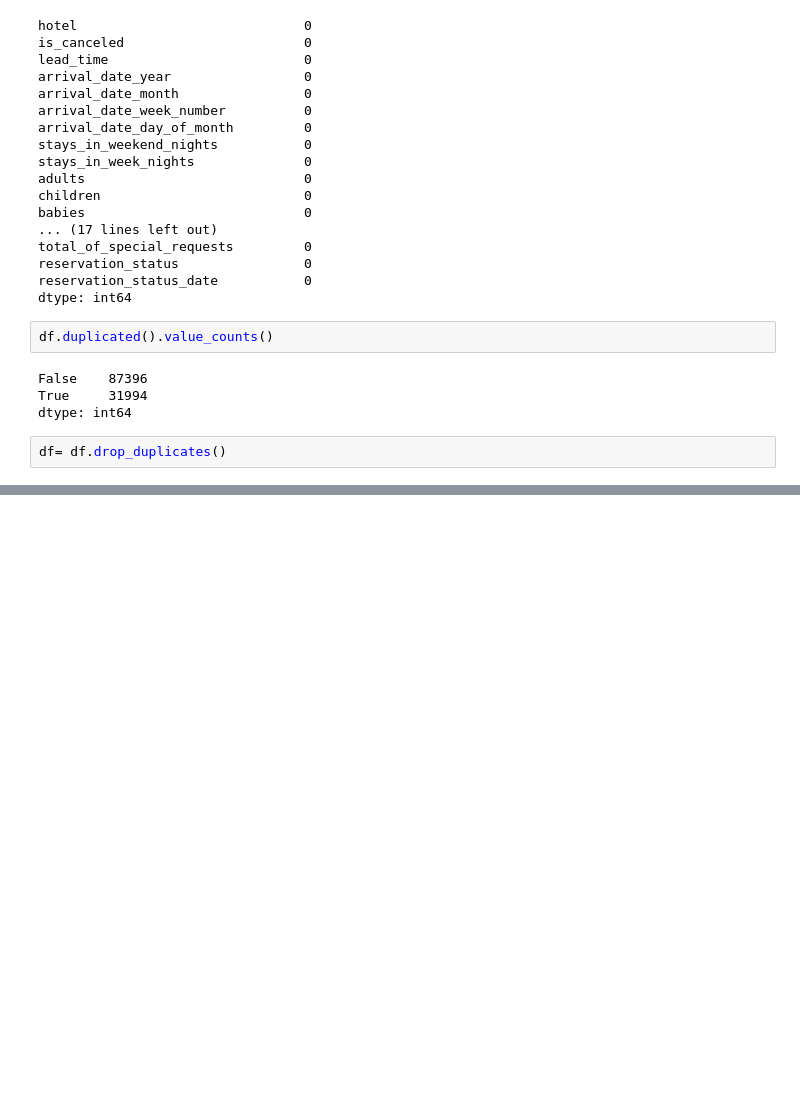
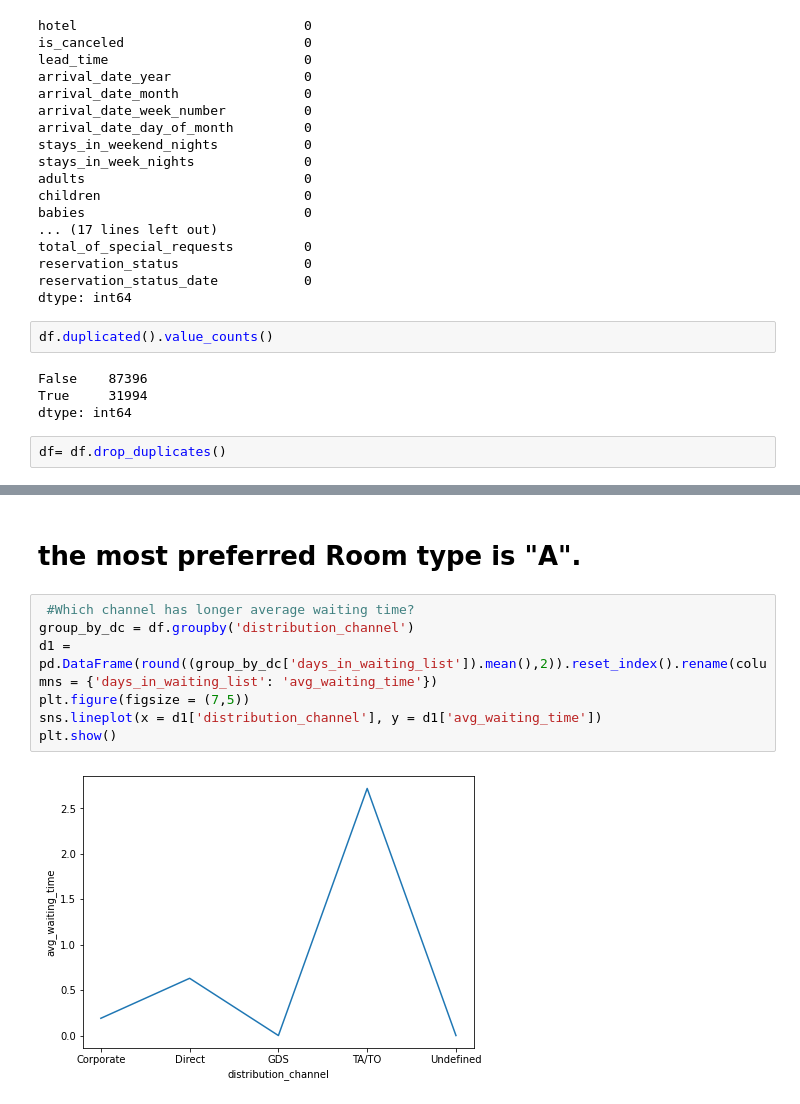
Before and after one commit to aman699/tesla-code, a Jupyter notebook: tesla_Hotelaman.ipynb, the cells around one changed output, grey strips where cells are left out. Saved outputs shown, nothing was run; the diff lists cells and outputs as text; blank space fills up the shorter version.

```diff
--- a/tesla_Hotelaman.ipynb
+++ b/tesla_Hotelaman.ipynb
@@ -163,0 +277,11 @@ Text(0.5, 1.0, 'Number of guests from diffrent Countries')
+# %% [markdown]
+# the most preferred Room type is "A".
+# %%
+ #Which channel has longer average waiting time?
+group_by_dc = df.groupby('distribution_channel')
+d1 = pd.DataFrame(round((group_by_dc['days_in_waiting_list']).mean(),2)).reset_index().rename(columns = {'days_in_waiting_list': 'avg_waiting_time'})
+plt.figure(figsize = (7,5))
+sns.lineplot(x = d1['distribution_channel'], y = d1['avg_waiting_time'])
+plt.show()
+# %% [output]
+[figure, added]
```
Also changed, not shown: parts of 30 cells of this notebook.
